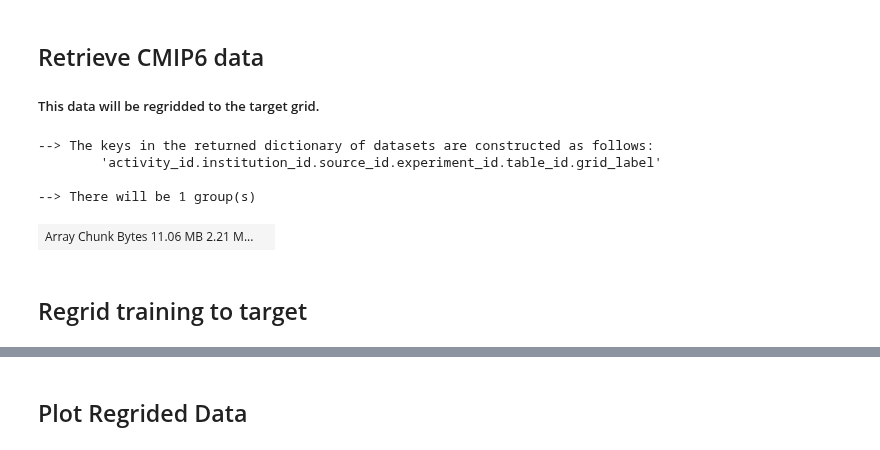
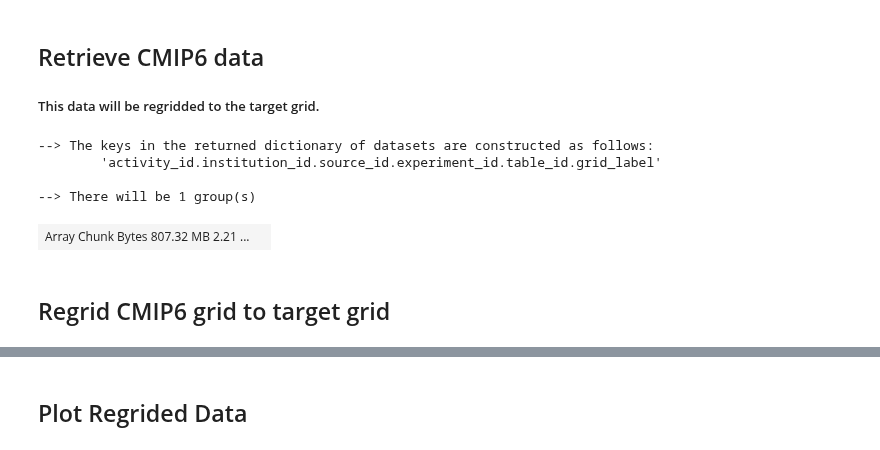
Before and after one commit to EricKeenan/cmip6-downscalling, a Jupyter notebook: notebooks/Regrid.ipynb, the cells around one changed output, grey strips where cells are left out. Drawn from its saved outputs; the diff is of its cells as text; code cells hidden in the pictures.

```diff
--- a/notebooks/Regrid.ipynb
+++ b/notebooks/Regrid.ipynb
@@ -28,23 +29,23 @@ tgt_grid = xr.Dataset({'lat': (['lat'], target['lat']),
 # %%
 # Querry CMIP6 data catalog for desired data
 cat = intake.open_esm_datastore("../catalogs/glade-cmip6.json")
 cat = cat.search(experiment_id = ['historical'], source_id = ['CESM2'], \
                  table_id = ['day'], variable_id = ['pr'], member_id = ['r2i1p1f1'])
 cat.df.head()
 
 # Create dataset
 ds = cat.to_dataset_dict(cdf_kwargs={'chunks': {'time': 10}})
 ds = ds['CMIP.NCAR.CESM2.historical.day.gn']['pr']
-ds = ds[0, 0:50, : , :] # This is to make the dataset small!
+ds = ds[0, 0:3650, : , :] # Only grab 10 year of data, this is to make the dataset small!
 ds.data
 # %% [output]
 --> The keys in the returned dictionary of datasets are constructed as follows:
         'activity_id.institution_id.source_id.experiment_id.table_id.grid_label'
 
 --> There will be 1 group(s)
-| Array Chunk Bytes 11.06 MB 2.21 M... |  |
+| Array Chunk Bytes 807.32 MB 2.21 ... |  |
 # %% [markdown]
-## Regrid training to target
+## Regrid CMIP6 grid to target grid
 # %%
 regridder = xe.Regridder(ds, tgt_grid, 'bilinear')
 regridder.clean_weight_file()
```
Also changed, not shown: parts of 4 cells of this notebook.
